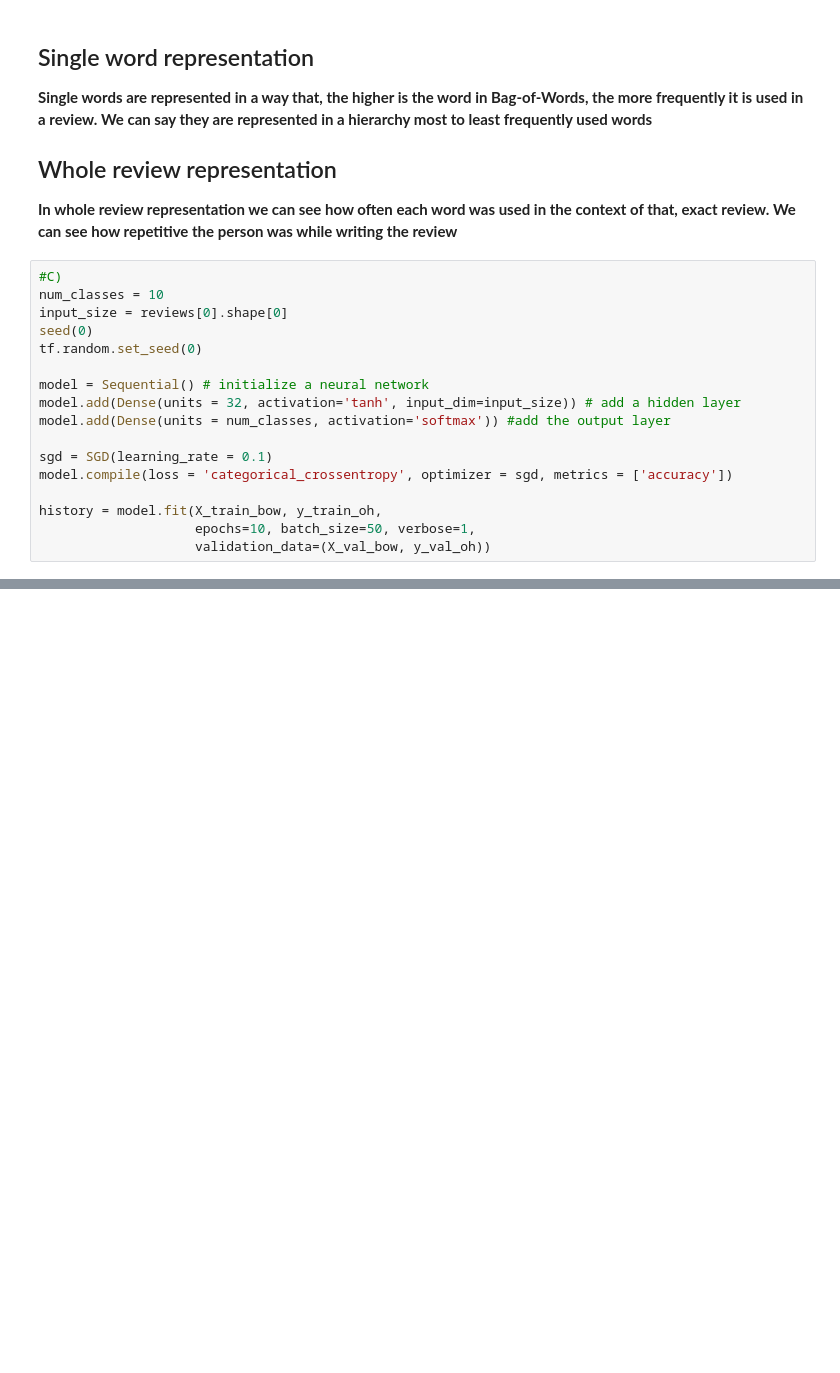
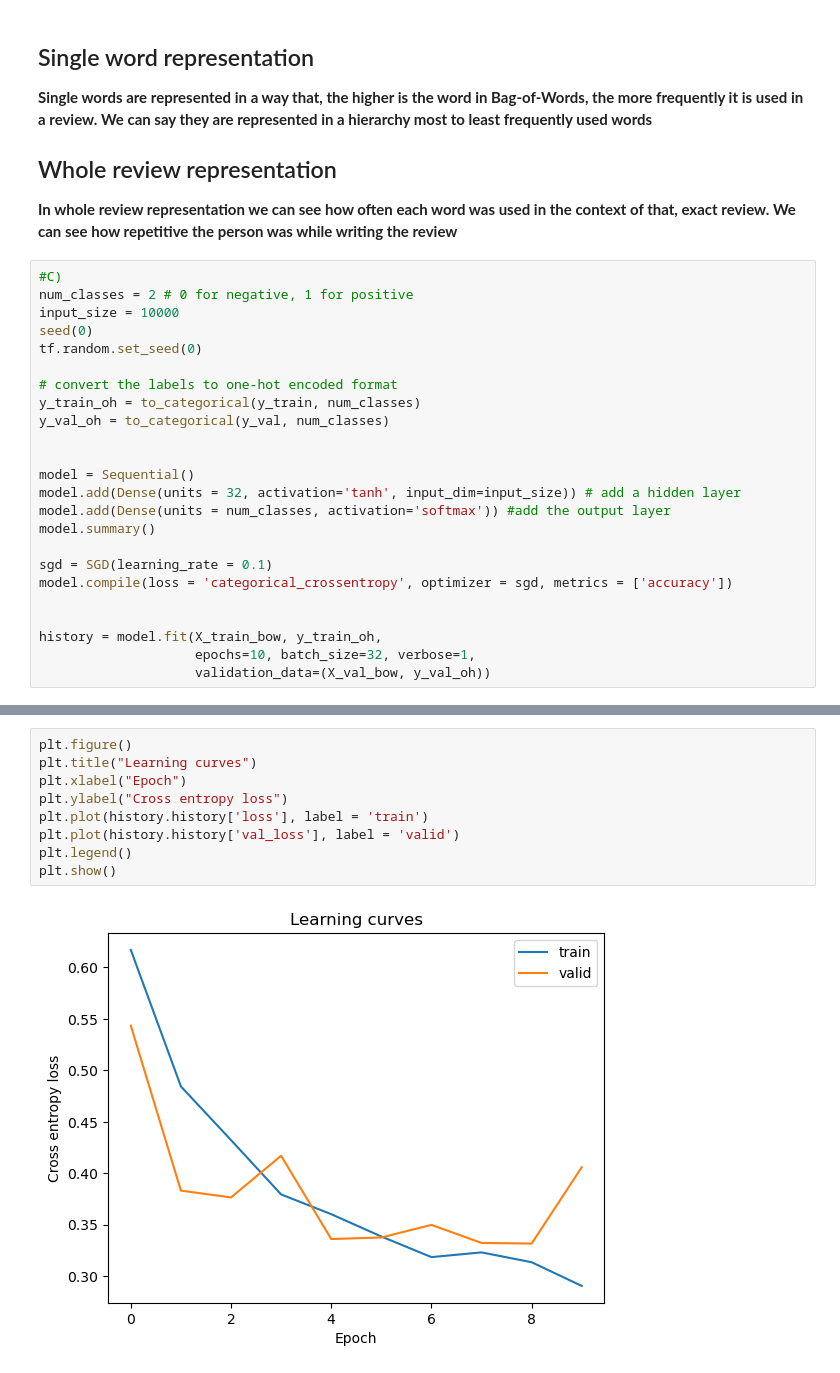
Before and after one commit to Richardzik/Sentiment-analysis-MAL, a Jupyter notebook: 6. Neural networks I - Sentiment analysis.ipynb, the cells around one changed output, grey strips where cells are left out. Cells and saved outputs as stored; diff of their text form; blank space fills up the shorter version.

```diff
--- a/6. Neural networks I - Sentiment analysis.ipynb
+++ b/6. Neural networks I - Sentiment analysis.ipynb
@@ -118,19 +118,26 @@ now: 1
 <b>In whole review representation we can see how often each word was used in the context of that, exact review. We can see how repetitive the person was while writing the review</b>
 # %%
 #C)
-num_classes = 10
-input_size = reviews[0].shape[0]
+num_classes = 2 # 0 for negative, 1 for positive
+input_size = 10000
 seed(0)
 tf.random.set_seed(0)
 
-model = Sequential() # initialize a neural network
+# convert the labels to one-hot encoded format
+y_train_oh = to_categorical(y_train, num_classes)
+y_val_oh = to_categorical(y_val, num_classes)
+
+
+model = Sequential()
 model.add(Dense(units = 32, activation='tanh', input_dim=input_size)) # add a hidden layer
 model.add(Dense(units = num_classes, activation='softmax')) #add the output layer
+model.summary()
 
 sgd = SGD(learning_rate = 0.1)
 model.compile(loss = 'categorical_crossentropy', optimizer = sgd, metrics = ['accuracy'])
 
+
 history = model.fit(X_train_bow, y_train_oh,
-                    epochs=10, batch_size=50, verbose=1,
+                    epochs=10, batch_size=32, verbose=1,
                     validation_data=(X_val_bow, y_val_oh))
 # %% [output]
@@ -137,0 +175,11 @@ NameError: name 'y_train_oh' is not defined
+# %%
+plt.figure()
+plt.title("Learning curves")
+plt.xlabel("Epoch")
+plt.ylabel("Cross entropy loss")
+plt.plot(history.history['loss'], label = 'train')
+plt.plot(history.history['val_loss'], label = 'valid')
+plt.legend()
+plt.show()
+# %% [output]
+[figure, added]
```
Also changed, not shown: parts of 3 cells of this notebook.
